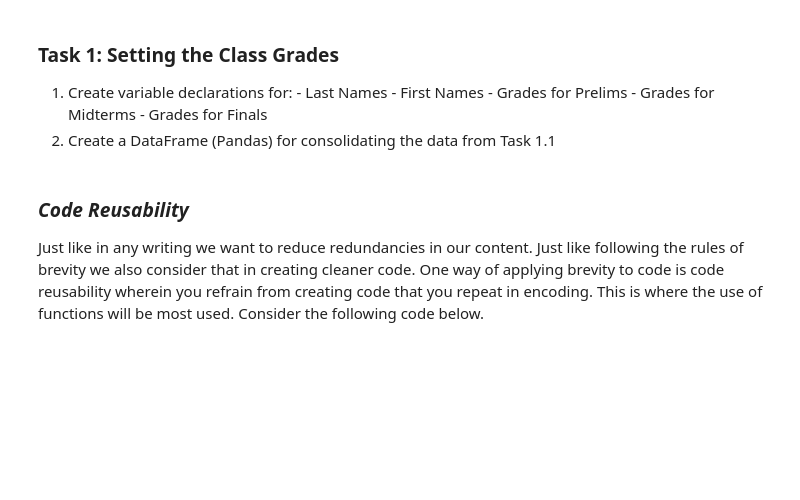
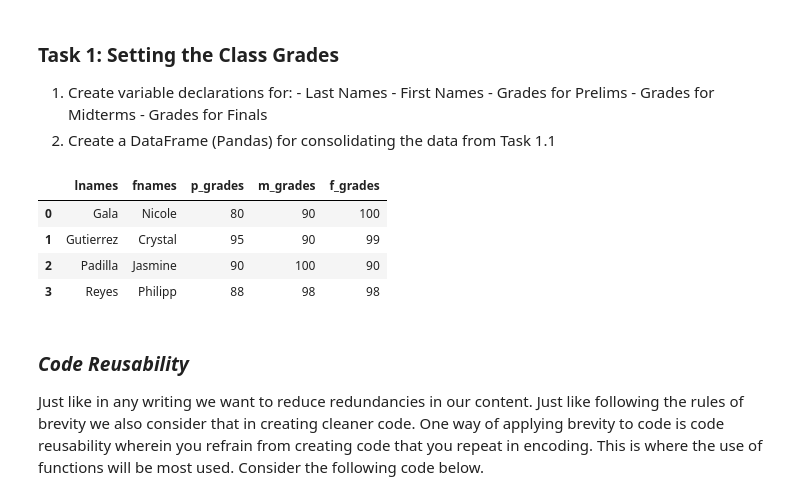
Before and after one commit to Nikkuchan/AIDA1_Wagler, a Jupyter notebook: activities/01 - Software Engineering Concepts and Review/fund_aiml_01v1_2021.ipynb, the cells around one changed output. Cells and saved outputs as stored; diff of their text form; code cells hidden in the pictures; blank space fills up the shorter version.

Commit message:
added task1

```diff
--- a/activities/01 - Software Engineering Concepts and Review/fund_aiml_01v1_2021.ipynb
+++ b/activities/01 - Software Engineering Concepts and Review/fund_aiml_01v1_2021.ipynb
@@ -66,3 +64,24 @@ last_names_of_the_class = ["Ingles", "Español", "Cruz", "Jones"]
+# %%
+### CODE HERE ###
+import pandas as pd
+
+wagler = {
+    'lnames':["Gala","Gutierrez","Padilla","Reyes"],
+    'fnames':["Nicole","Crystal","Jasmine","Philipp"],
+    'p_grades':[80, 95, 90, 88],
+    'm_grades':[90, 90, 100, 98],
+    'f_grades':[100, 99, 90, 98]
+}
+
+#Create a DataFrame(Pandas) for consolidating the data from Task 1.1
+df_wagler = pd.DataFrame(wagler)
+df_wagler
+# %% [output]
+|  | lnames | fnames | p_grades | m_grades | f_grades |
+| 0 | Gala | Nicole | 80 | 90 | 100 |
+| 1 | Gutierrez | Crystal | 95 | 90 | 99 |
+| 2 | Padilla | Jasmine | 90 | 100 | 90 |
+| 3 | Reyes | Philipp | 88 | 98 | 98 |
 # %% [markdown]
 ### *Code Reusability*
 
```
Also changed, not shown: parts of 1 cell of this notebook.
